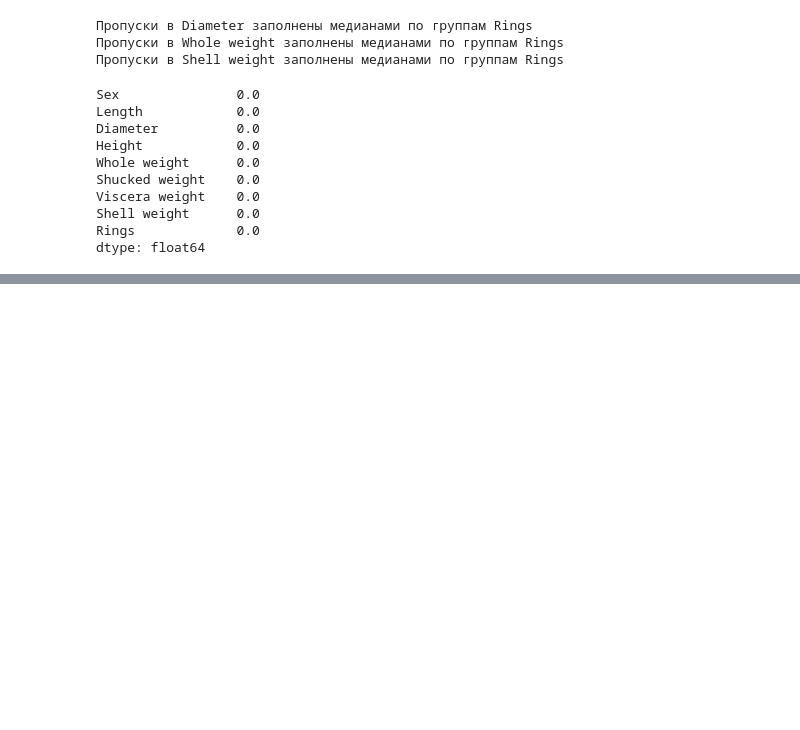
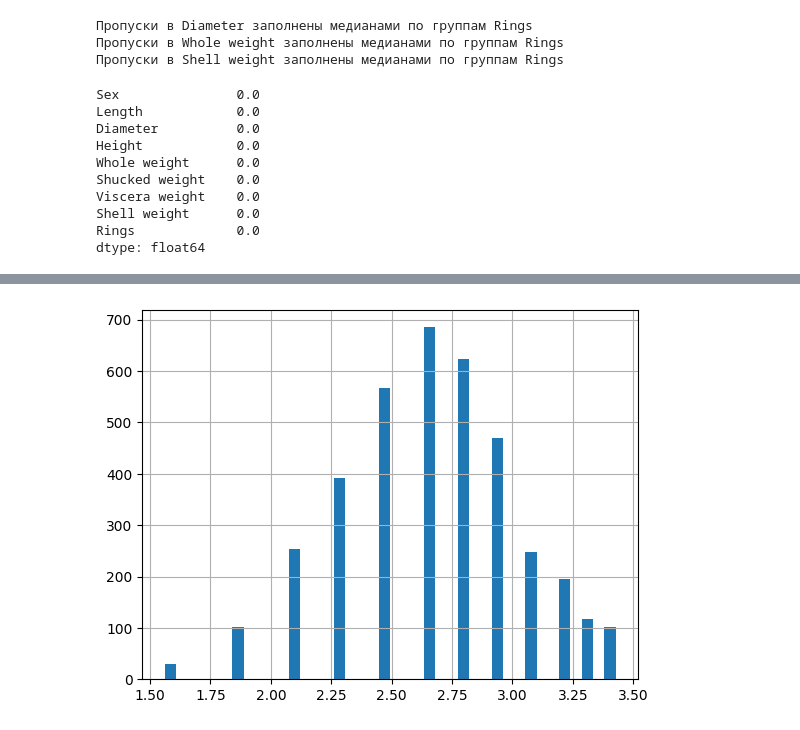
Before and after one commit to OXYCRiNGE/analysis, a Jupyter notebook: analysis.ipynb, the cells around one changed output, grey strips where cells are left out. Saved outputs shown, nothing was run; the diff lists cells and outputs as text; code cells hidden in the pictures; blank space fills up the shorter version.

```diff
--- a/analysis.ipynb
+++ b/analysis.ipynb
@@ -407,3 +575,5 @@ Viscera weight    0.0
 Shell weight      0.0
 Rings             0.0
 dtype: float64
+# %%
+df_cleaned_norm = df_transformed.drop(tails_df.index)
@@ -409,0 +594,9 @@ dtype: float64
+# %%
+# Целевая переменная
+target = 'Rings'
+
+# Заполнение пропусков медианой относительно целевого признака
+for col in df_cleaned_norm.select_dtypes(include=['number']).columns:
+    if col != target and df_cleaned_norm[col].isnull().sum() > 0:  # Только числовые столбцы с пропусками
+        df_cleaned_norm[col] = df_cleaned_norm.groupby(target)[col].transform(lambda x: x.fillna(x.median()))
+        print(f'Пропуски в {col} заполнены медианами по группам {target}')
@@ -448,0 +803,4 @@ sns.heatmap(corr_kend, cmap="Blues", annot=True);
+# %%
+y_norm.hist(bins=40);
+# %% [output]
+[figure, added]
```
Also changed, not shown: parts of 77 cells of this notebook.
